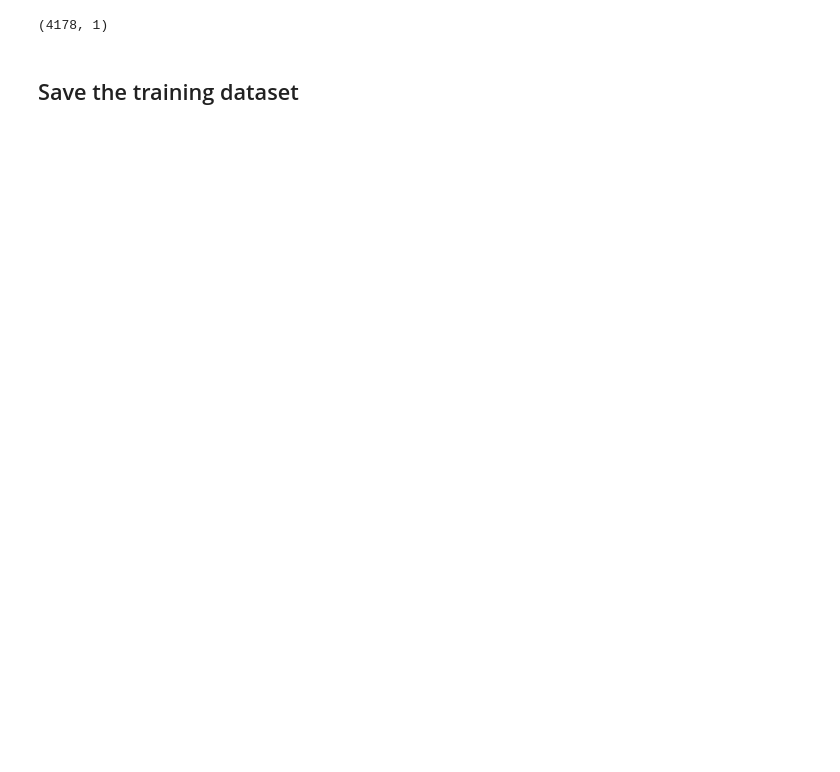
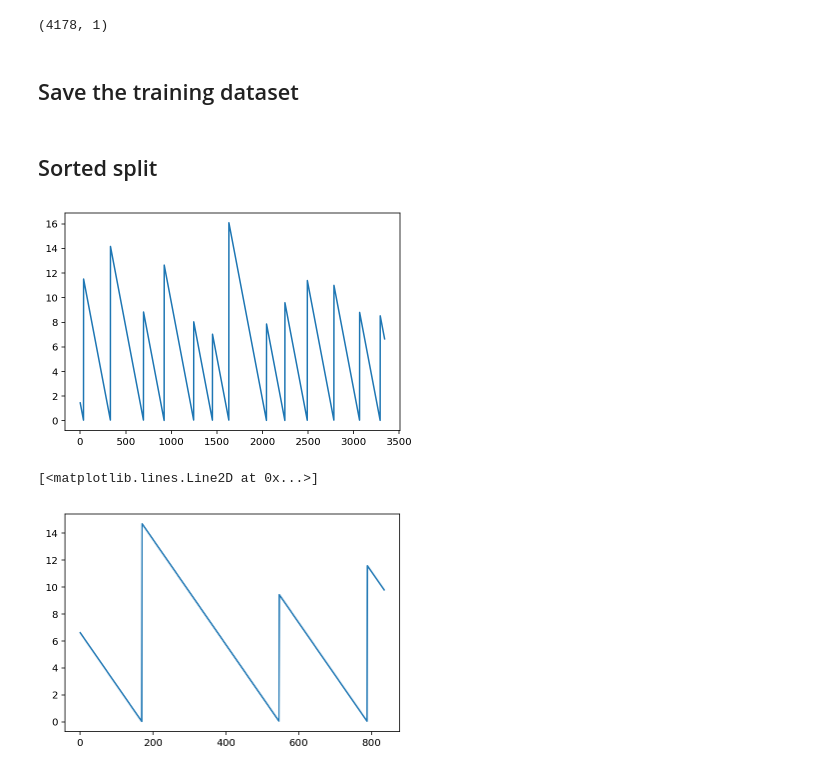
Before and after one commit to AndreaAmico/kaggle, a Jupyter notebook: LANL/notebooks/create_training_set.ipynb, the cells around one changed output. Drawn from its saved outputs; the diff is of its cells as text; code cells hidden in the pictures; blank space fills up the shorter version.

```diff
--- a/LANL/notebooks/create_training_set.ipynb
+++ b/LANL/notebooks/create_training_set.ipynb
@@ -54,7 +54,7 @@ test_df.shape = (150000, 1)
 # %% [markdown]
 ## Split feature from target
 # %%
-resample_window_size = 15
+resample_window_size = 3
 chunk_len = 150000 ## equal to test len
 quake_counts = 16
 chunks_count = 4195 - quake_counts - 1 ## last chunk and quakes are discarded
@@ -93,5 +93,5 @@ y_train.shape
 ## Save the training dataset
 # %%
 from sklearn.model_selection import train_test_split
-X_train_tofile, X_test_tofile, y_train_tofile, y_test_tofile = train_test_split(X_train, y_train, test_size=0.2, random_state=42)
+X_train_tofile, X_test_tofile, y_train_tofile, y_test_tofile = train_test_split(X_train, y_train, test_size=0.2, random_state=42, shuffle=False)
 # %%
@@ -108,0 +107,10 @@ with h5py.File(f'{ROOT_PATH}/data/test_data.h5', "w") as out:
+# %% [markdown]
+## Sorted split
+# %%
+plt.plot(y_train_tofile)
+plt.show()
+plt.plot(y_test_tofile)
+# %% [output]
+[figure, added]
+[<matplotlib.lines.Line2D at 0x...>]
+[figure, added]
```
Also changed, not shown: parts of 17 cells of this notebook, 11 other files.
